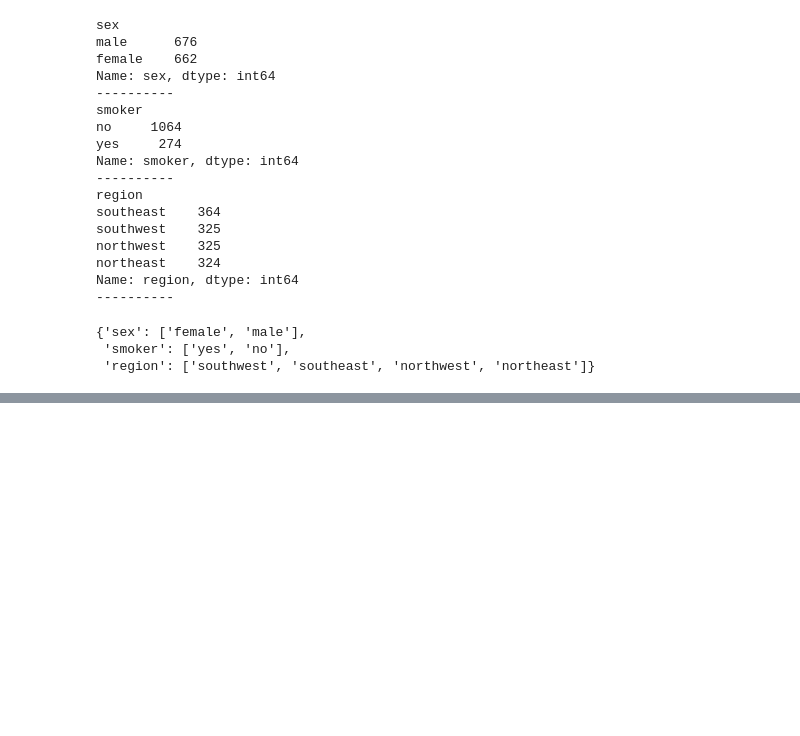
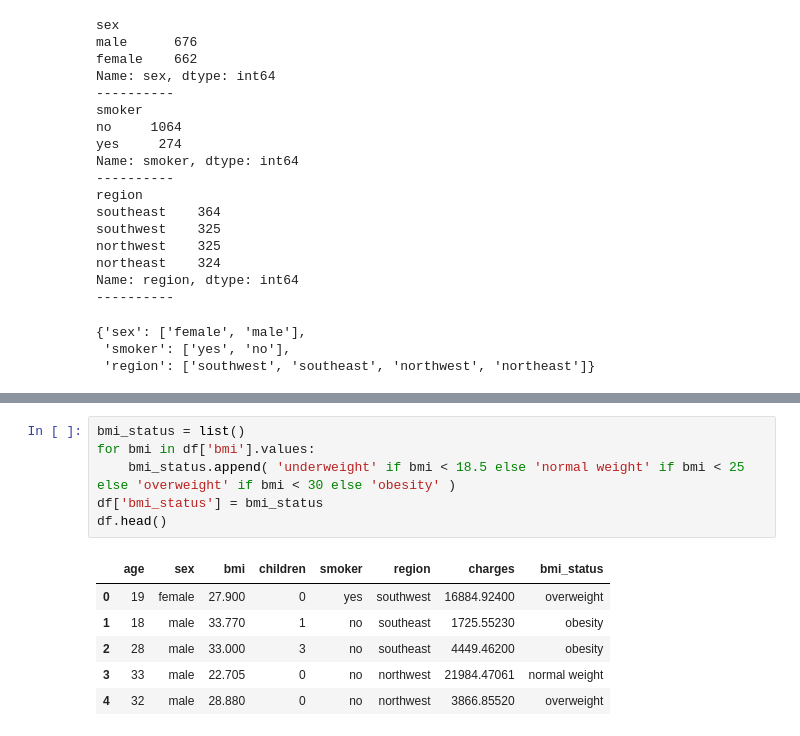
Before and after one commit to lindyc12/insurance_payout, a Jupyter notebook: Explore.ipynb, the cells around one changed output, grey strips where cells are left out. Drawn from its saved outputs; the diff is of its cells as text; blank space fills up the shorter version.

```diff
--- a/Explore.ipynb
+++ b/Explore.ipynb
@@ -102,0 +131,13 @@ for f in feat_num:
+# %%
+bmi_status = list()
+for bmi in df['bmi'].values:
+    bmi_status.append( 'underweight' if bmi < 18.5 else 'normal weight' if bmi < 25 else 'overweight' if bmi < 30 else 'obesity' )
+df['bmi_status'] = bmi_status
+df.head()
+# %% [output]
+|  | age | sex | bmi | children | smoker | region | charges | bmi_status |
+| 0 | 19 | female | 27.900 | 0 | yes | southwest | 16884.92400 | overweight |
+| 1 | 18 | male | 33.770 | 1 | no | southeast | 1725.55230 | obesity |
+| 2 | 28 | male | 33.000 | 3 | no | southeast | 4449.46200 | obesity |
+| 3 | 33 | male | 22.705 | 0 | no | northwest | 21984.47061 | normal weight |
+| 4 | 32 | male | 28.880 | 0 | no | northwest | 3866.85520 | overweight |
```
Also changed, not shown: parts of 6 cells of this notebook.
